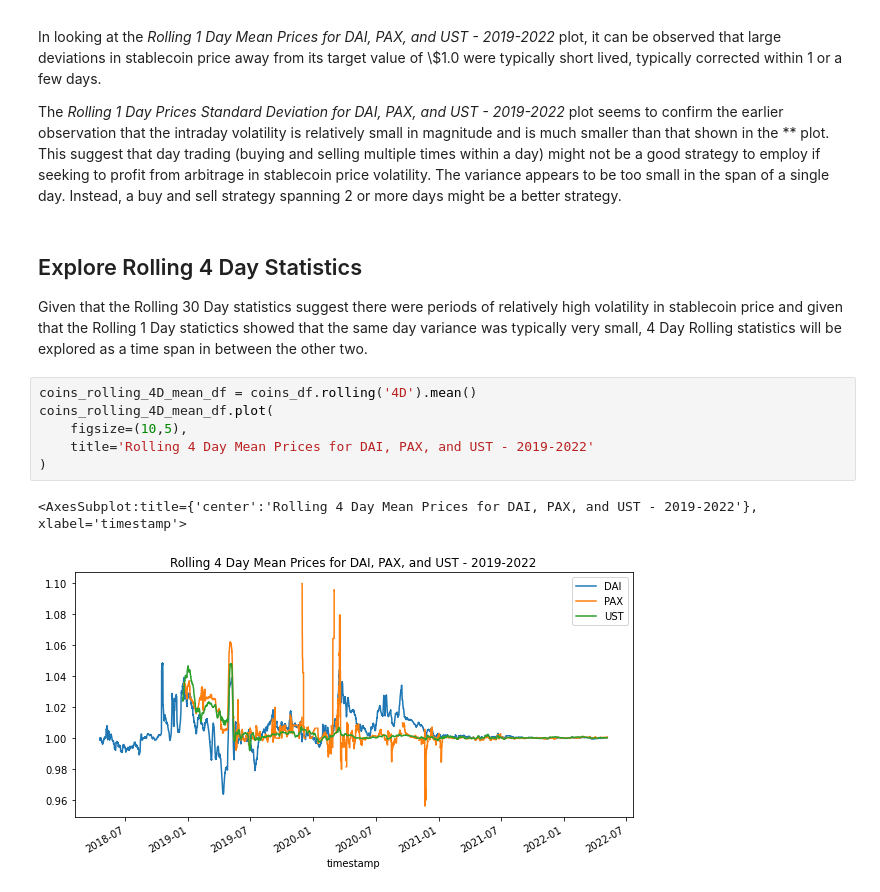
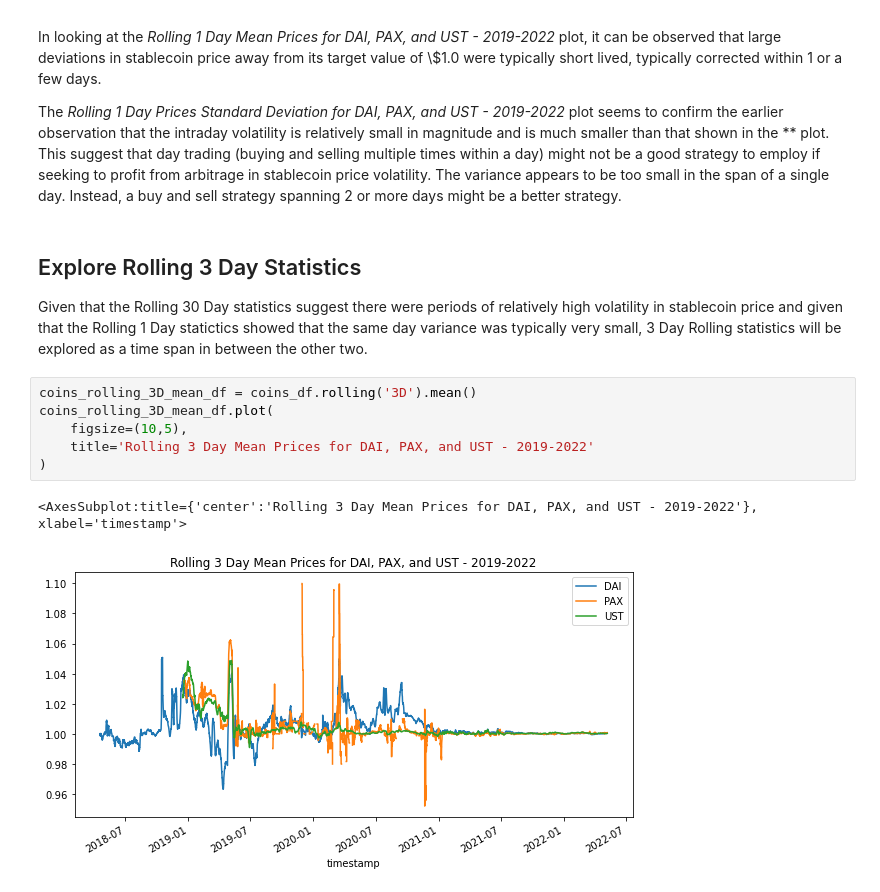
Before and after one commit to CAMPSMITH/StableOps, a Jupyter notebook: intraday.ipynb, the cells around one changed output. Cells and saved outputs as stored; diff of their text form.

```diff
--- a/intraday.ipynb
+++ b/intraday.ipynb
@@ -498,16 +498,16 @@ In looking at the *Rolling 1 Day Mean Prices for DAI, PAX, and UST - 2019-2022*
 
 The *Rolling 1 Day Prices Standard Deviation for DAI, PAX, and UST - 2019-2022* plot seems to confirm the earlier observation that the intraday volatility is relatively small in magnitude and is much smaller than that shown in the ** plot.  This suggest that day trading (buying and selling multiple times within a day) might not be a good strategy to employ if seeking to profit from arbitrage in stablecoin price volatility.  The variance appears to be too small in the span of a single day.  Instead, a buy and sell strategy spanning 2 or more days might be a better strategy.
 # %% [markdown]
-## Explore Rolling 4 Day Statistics
+## Explore Rolling 3 Day Statistics
 
-Given that the Rolling 30 Day statistics suggest there were periods of relatively high volatility in stablecoin price and given that the Rolling 1 Day statictics showed that the same day variance was typically very small, 4 Day Rolling statistics will be explored as a time span in between the other two.
+Given that the Rolling 30 Day statistics suggest there were periods of relatively high volatility in stablecoin price and given that the Rolling 1 Day statictics showed that the same day variance was typically very small, 3 Day Rolling statistics will be explored as a time span in between the other two.
 # %%
-coins_rolling_4D_mean_df = coins_df.rolling('4D').mean()
-coins_rolling_4D_mean_df.plot(
+coins_rolling_3D_mean_df = coins_df.rolling('3D').mean()
+coins_rolling_3D_mean_df.plot(
     figsize=(10,5),
-    title='Rolling 4 Day Mean Prices for DAI, PAX, and UST - 2019-2022'
+    title='Rolling 3 Day Mean Prices for DAI, PAX, and UST - 2019-2022'
 )
 # %% [output]
-<AxesSubplot:title={'center':'Rolling 4 Day Mean Prices for DAI, PAX, and UST - 2019-2022'}, xlabel='timestamp'>
+<AxesSubplot:title={'center':'Rolling 3 Day Mean Prices for DAI, PAX, and UST - 2019-2022'}, xlabel='timestamp'>
-[figure, old version]
+[figure, new version]
 # %%
```
Also changed, not shown: parts of 2 cells of this notebook.
